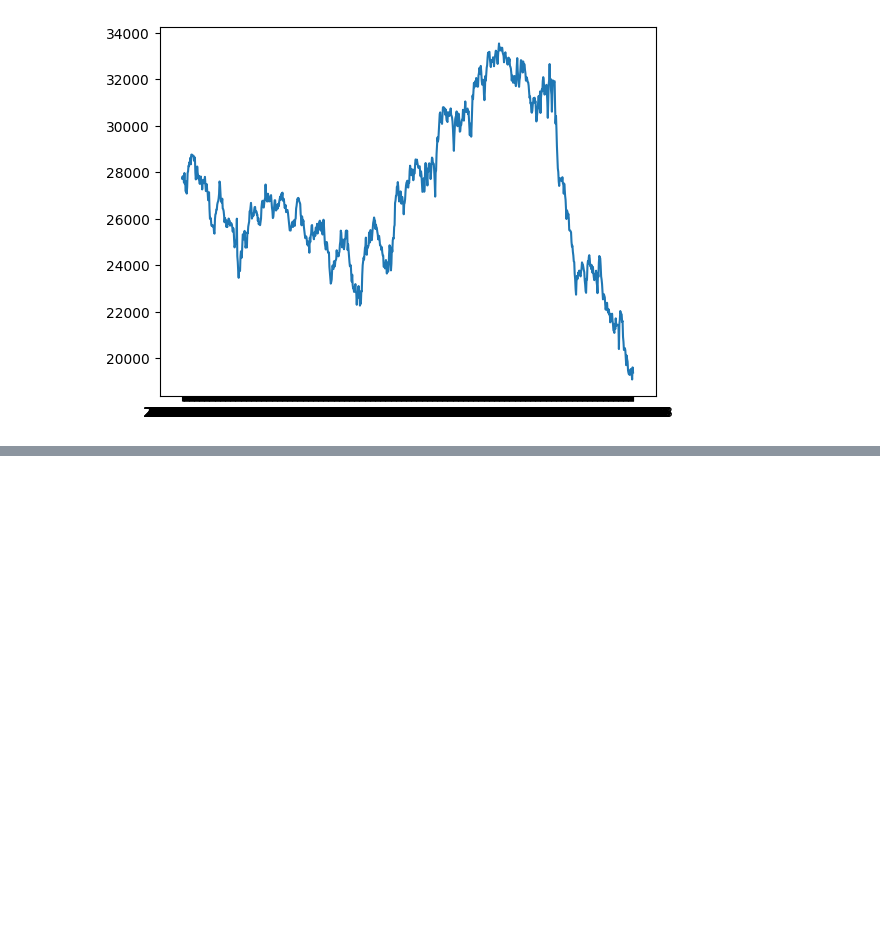
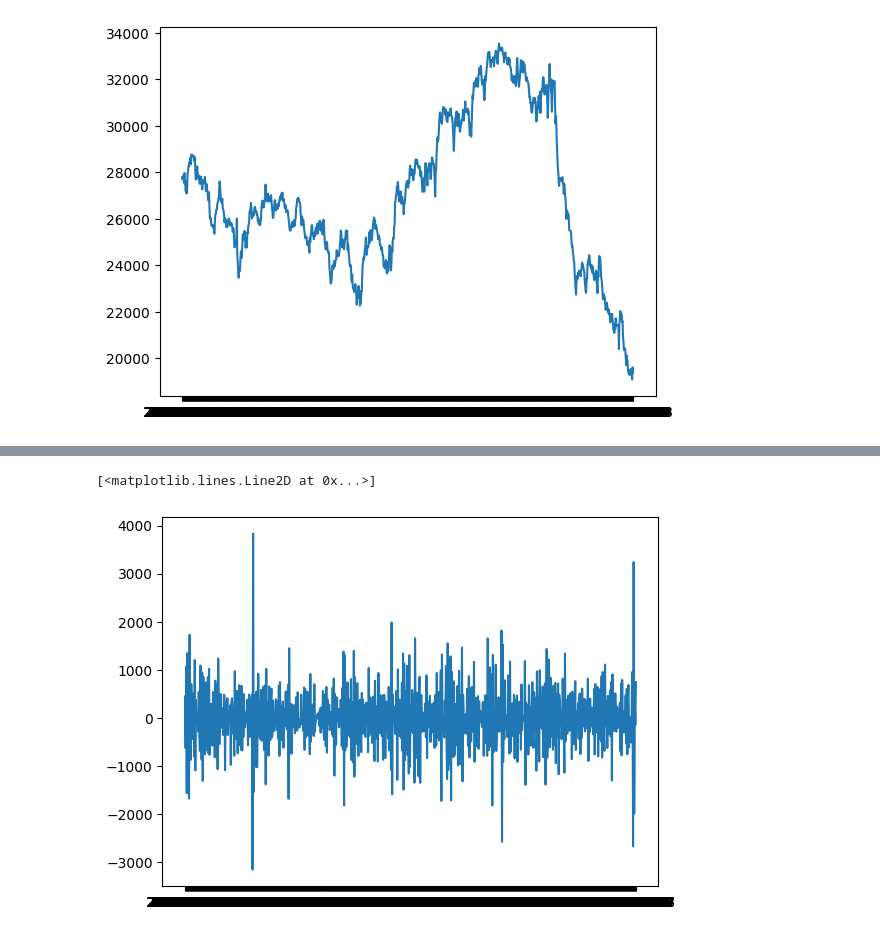
Before and after one commit to 456258zaq/2024_1_Deeplearning, a Jupyter notebook: 딥러닝개론_중간과제_이병훈.ipynb, the cells around one changed output, grey strips where cells are left out. Saved outputs shown, nothing was run; the diff lists cells and outputs as text; code cells hidden in the pictures; blank space fills up the shorter version.

```diff
--- a/딥러닝개론_중간과제_이병훈.ipynb
+++ b/딥러닝개론_중간과제_이병훈.ipynb
@@ -59,0 +138,6 @@ test_df = Tiger_Kospi_df.iloc[int(len(Tiger_Kospi_df)*0.8):] # test Set
+# %%
+diff_3 = diff_2.diff().dropna()
+plt.plot(diff_3)
+# %% [output]
+[<matplotlib.lines.Line2D at 0x...>]
+[figure, added]
```
Also changed, not shown: parts of 13 cells of this notebook.
